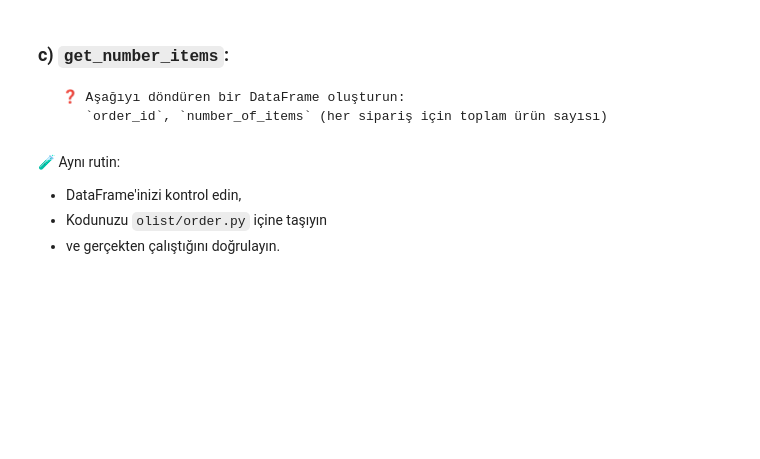
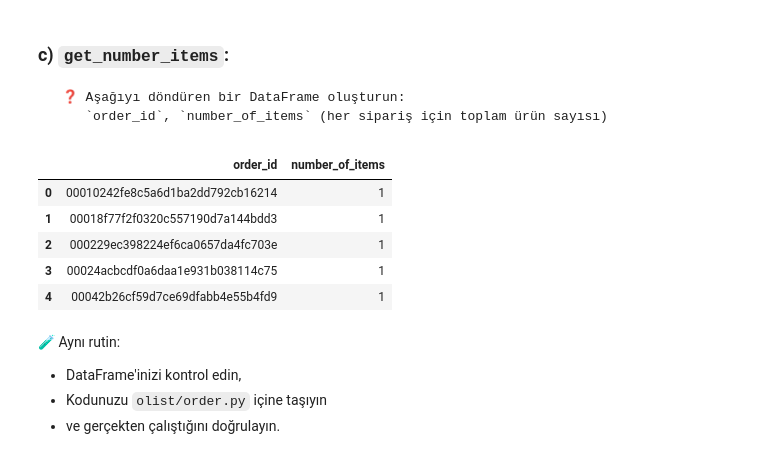
Before and after one commit to SelenImahanoglu/data-orders, a Jupyter notebook: orders.ipynb, the cells around one changed output. Drawn from its saved outputs; the diff is of its cells as text; code cells hidden in the pictures; blank space fills up the shorter version.

Commit message:
Completed number_items step

```diff
--- a/orders.ipynb
+++ b/orders.ipynb
@@ -321,3 +319,14 @@ git push origin master
+# %%
+items = data['order_items'].groupby('order_id').count()[['order_item_id']].reset_index()
+items.columns = ['order_id', 'number_of_items']
+items.head()
+# %% [output]
+|  | order_id | number_of_items |
+| 0 | 00010242fe8c5a6d1ba2dd792cb16214 | 1 |
+| 1 | 00018f77f2f0320c557190d7a144bdd3 | 1 |
+| 2 | 000229ec398224ef6ca0657da4fc703e | 1 |
+| 3 | 00024acbcdf0a6daa1e931b038114c75 | 1 |
+| 4 | 00042b26cf59d7ce69dfabb4e55b4fd9 | 1 |
 # %% [markdown]
 🧪 Aynı rutin:
 * DataFrame'inizi kontrol edin,
```
Also changed, not shown: parts of 3 cells of this notebook, 1 other file.
